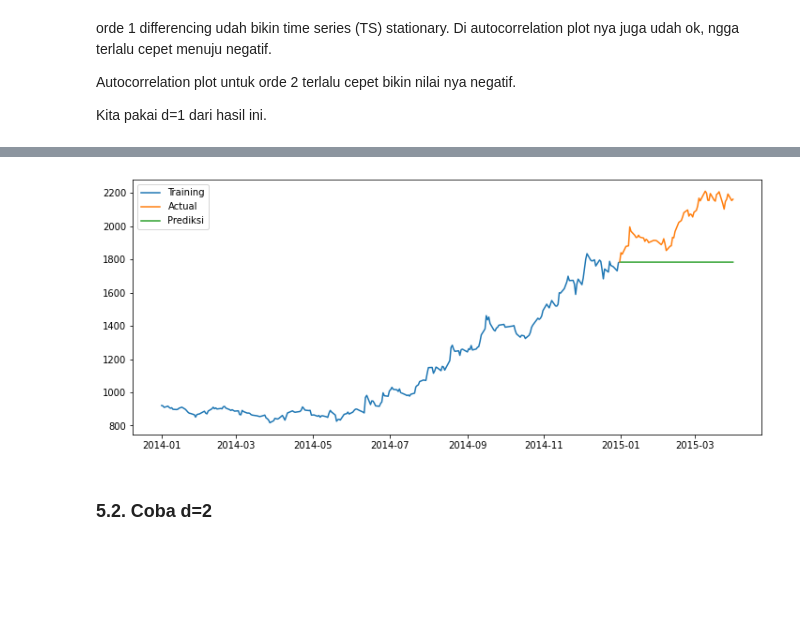
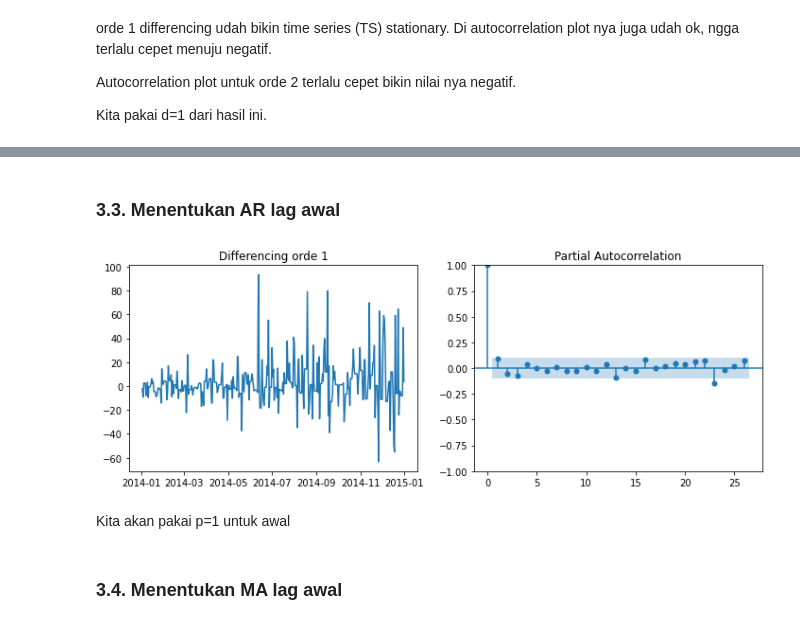
Before and after one commit to iddzzz/stock-price-prediction, a Jupyter notebook: britannia-stock-price-prediction.ipynb, the cells around one changed output, grey strips where cells are left out. Cells and saved outputs as stored; diff of their text form; code cells hidden in the pictures; blank space fills up the shorter version.

Commit message:
Tuning model

```diff
--- a/britannia-stock-price-prediction.ipynb
+++ b/britannia-stock-price-prediction.ipynb
@@ -370,20 +151,17 @@ print(mean_squared_error(df, model_fit.predict(dynamic=False), squared=False))
-# %%
-# Kita coba prediksi nilai pada Januari 2015
-jan = df_ori['Prev Close']
-jan.index = pd.to_datetime(df_ori.Date)
-jan = jan['2014-12-31':'2015-03-31']
-jan = jan.asfreq(freq='D')
-jan.interpolate(inplace=True)
-
-fc = model_fit.forecast(90, dynamic=False)
-
-plt.figure(figsize=(12, 5))
-plt.plot(df, label='Training')
-plt.plot(jan, label='Actual')
-plt.plot(fc, label='Prediksi')
-plt.legend()
-plt.show()
-# %% [output]
-[figure, removed]
-# %% [markdown]
-### 5.2. Coba d=2
+# %% [markdown]
+### 3.3. Menentukan AR lag awal
+# %%
+# PACF plot untuk menentukan p (komponen AR)
+fig, axes = plt.subplots(1, 2, figsize=(12, 4))
+
+axes[0].plot(df.diff())
+axes[0].set_title('Differencing orde 1')
+plot_pacf(df.diff().dropna(), ax=axes[1])
+
+plt.show()
+# %% [output]
+[figure, added]
+# %% [markdown]
+Kita akan pakai p=1 untuk awal
+# %% [markdown]
+### 3.4. Menentukan MA lag awal
```
Also changed, not shown: parts of 68 cells of this notebook, 3 other files.
